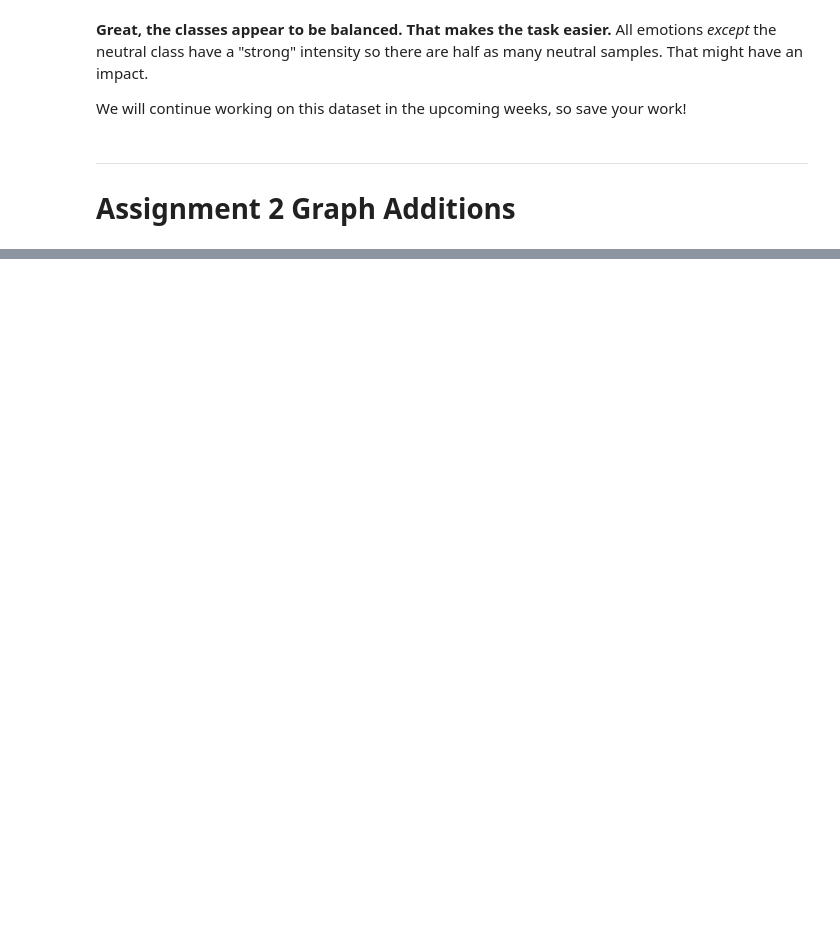
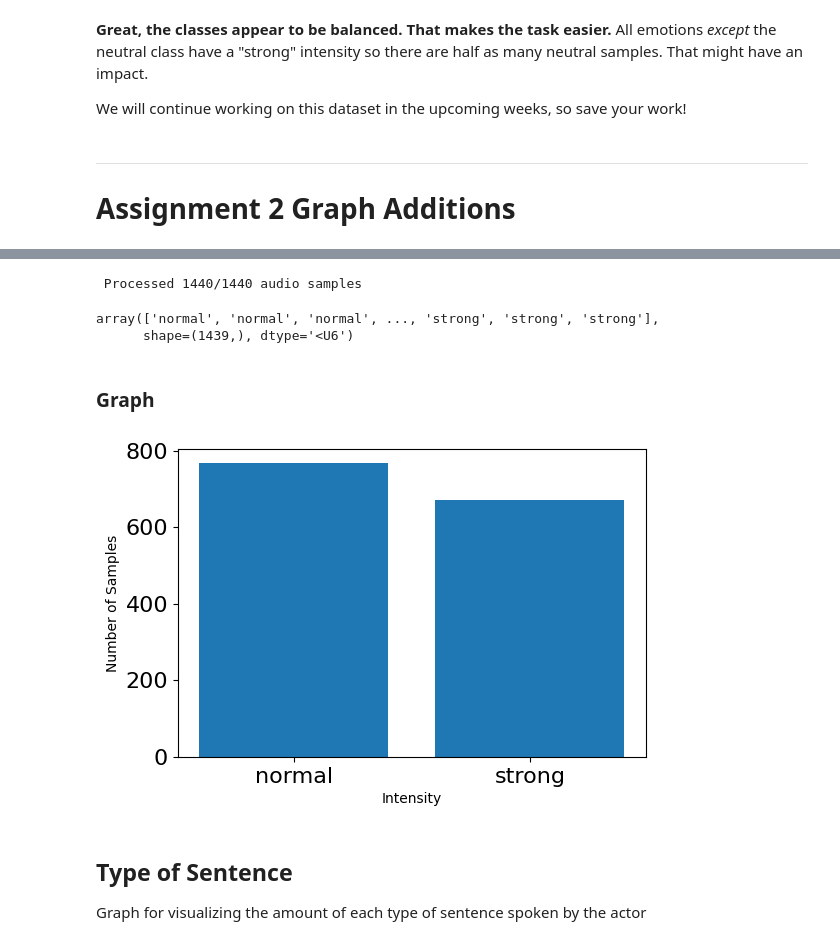
Before and after one commit to cda79/Week2-DataPreprocessing, a Jupyter notebook: Week 2.ipynb, the cells around one changed output, grey strips where cells are left out. Drawn from its saved outputs; the diff is of its cells as text; code cells hidden in the pictures; blank space fills up the shorter version.

Commit message:
Created voice intensity graph

```diff
--- a/Week 2.ipynb
+++ b/Week 2.ipynb
@@ -539,7 +539,7 @@ import os, glob
 
 def load_data():
     X,y=[],[]
-    count = 0
+    count = 1
     for file in glob.glob("archive/Audio Data/Actor_*/*.wav"):
       # Read filename
         file_name=os.path.basename(file)
@@ -613,0 +622,53 @@ We will continue working on this dataset in the upcoming weeks, so save your wor
+# %%
+#Intensity in the RAVDESS dataset
+intense_dict ={
+  '01':'normal',
+  '02':'strong'
+}
+# %%
+def load_data():
+    y=[]
+    count = 1
+    for file in glob.glob("archive/Audio Data/Actor_*/*.wav"):
+      # Read filename
+        file_name=os.path.basename(file)
+      # split the name
+        intensity=intense_dict[file_name.split("-")[3]]
+      # Give number of samples to y-axis: for every emotion, add one more to the ocunt
+        y.append(intensity)
+        count += 1
+        # '\r' + end='' results in printing over same line
+        print('\r' + f' Processed {count}/{1440} audio samples',end=' ')
+    # Return arrays to plug into sklearn's cross-validation algorithms
+    return np.array(y)
+# %%
+intensity = load_data()
+# %% [output]
+ Processed 1440/1440 audio samples
+# %%
+intensity
+# %% [output]
+array(['normal', 'normal', 'normal', ..., 'strong', 'strong', 'strong'],
+      shape=(1439,), dtype='<U6')
+# %% [markdown]
+### Graph
+# %%
+# plot emotions
+plt.figure(figsize=(35,4))
+# (height, width, figure size/ratio?) VVV
+plt.subplot(1,5,1)
+#np.unique returns ordered list of unique elements and count of each element
+voice_list, count = np.unique(intensity, return_counts=True)
+# set the range to the length of the voice list VVV, could also work as x=range(2)
+plt.bar(x=range(len(voice_list)), height=count)
+# specify x axis attributes (ticks=range(number of labels), labels = (text for labels), fontsize)
+plt.xticks(ticks=range(2), labels = [voice for voice in voice_list],fontsize=10)
+plt.xlabel('Intensity')
+plt.tick_params(labelsize=16)
+plt.ylabel('Number of Samples')
+plt.show()
+# %% [output]
+[figure, added]
+# %% [markdown]
+## Type of Sentence
+Graph for visualizing the amount of each type of sentence spoken by the actor
```
Also changed, not shown: parts of 6 cells of this notebook.
